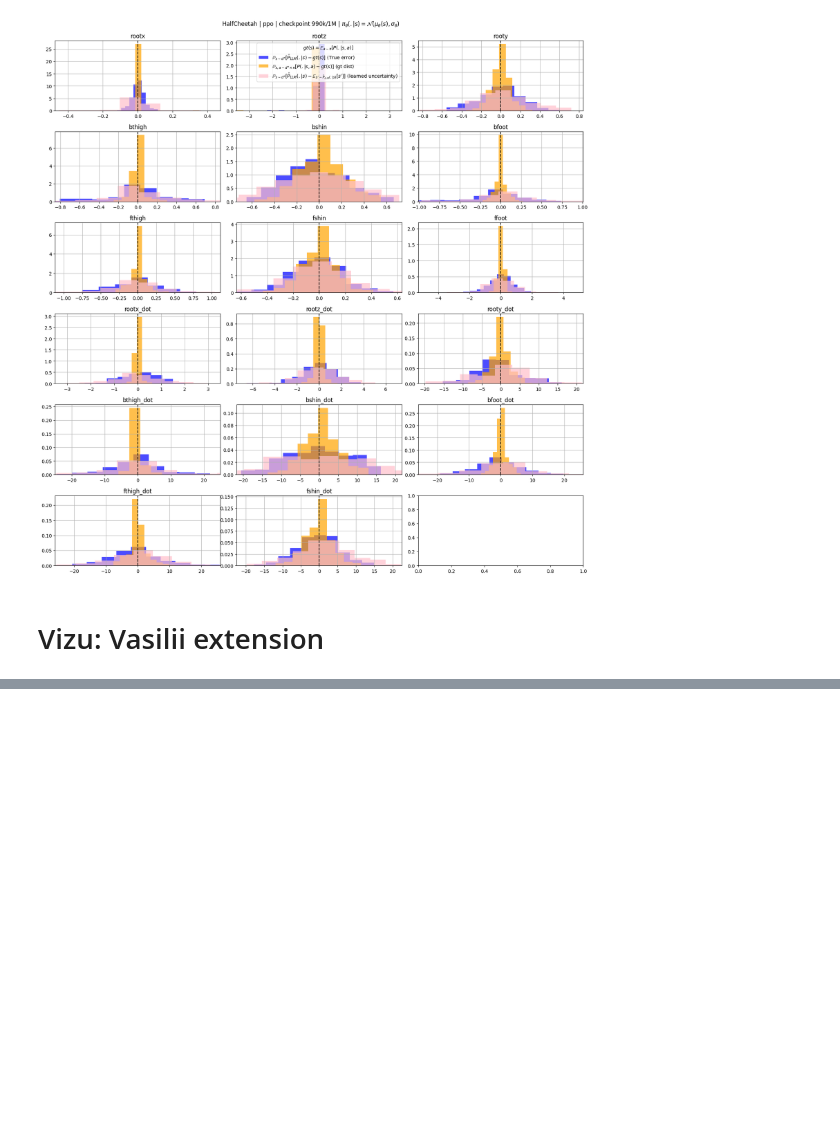
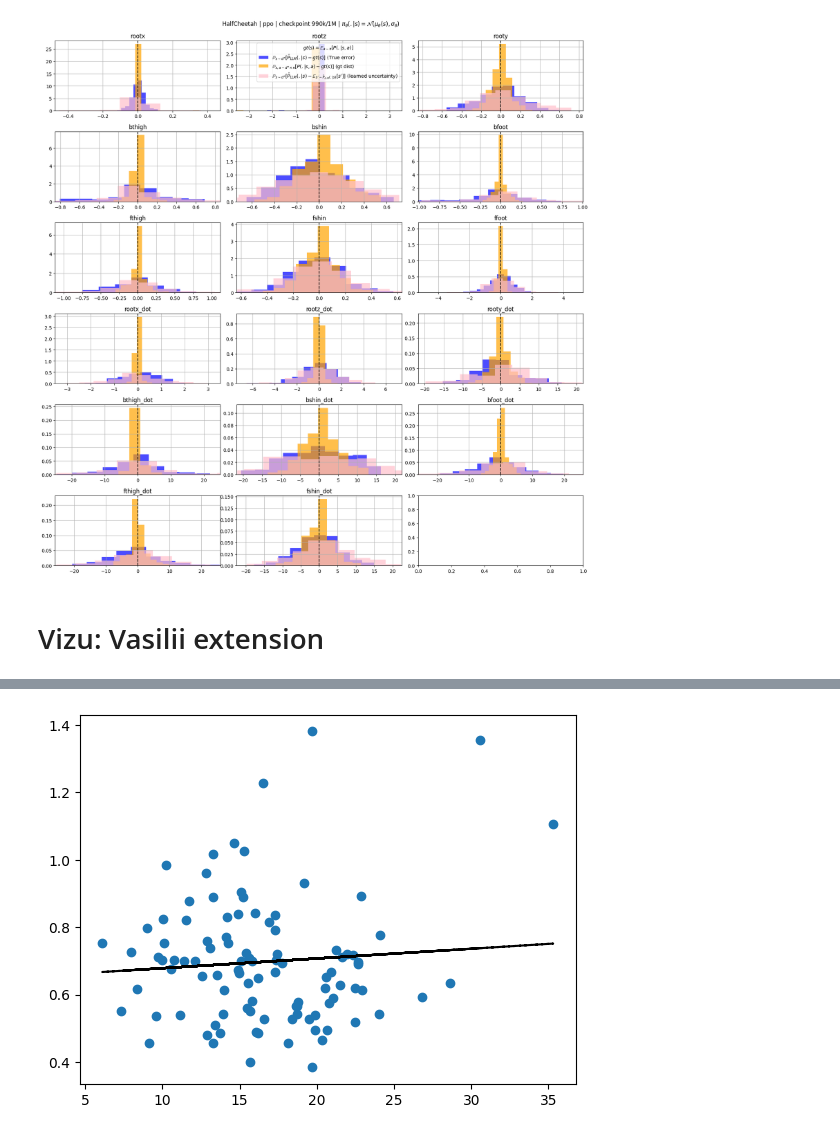
Before and after one commit to abenechehab/dicl, a Jupyter notebook: src/llmicl/notebooks/uncertainty_calibration.ipynb, the cells around one changed output, grey strips where cells are left out. Saved outputs shown, nothing was run; the diff lists cells and outputs as text; code cells hidden in the pictures; blank space fills up the shorter version.

```diff
--- a/src/llmicl/notebooks/uncertainty_calibration.ipynb
+++ b/src/llmicl/notebooks/uncertainty_calibration.ipynb
@@ -698,0 +805,91 @@ plt.show()
+# %%
+x = [14.16895893, 17.72118108, 19.90760116, 19.67490871,  8.97890511,
+       12.12720743, 17.26132628, 13.5442745 , 13.7550354 , 22.83774503,
+       30.54412159, 19.68889209, 35.30473981, 11.51849817, 10.74746987,
+       13.27398401, 15.80156688, 13.2526269 , 22.67867689, 22.68439841,
+        8.3679013 , 24.07872488,  7.94471541, 22.93583041, 15.52062893,
+       19.88130764, 21.50969279, 11.42368525, 14.97588428, 14.0076376 ,
+        9.72582934, 13.4125143 , 20.94330359, 17.27508727, 19.16708288,
+        6.10238234, 10.58462108, 14.91038961, 20.52936792, 28.59901977,
+       15.69965183, 14.23586942,  9.57203451, 22.44960966, 15.456284  ,
+        9.09759527, 18.11795496, 12.88257599, 16.55282091, 12.59326203,
+       12.85178877, 11.69105337,  7.3467821 , 16.01071842, 15.25110446,
+       16.5203786 , 16.87061697, 17.44585412, 16.0456713 , 15.65293585,
+       16.1952249 , 17.31655722, 16.21348564, 18.79400088, 18.3680536 ,
+       10.01395848, 15.5768894 , 19.50263555, 20.64570708, 18.71535775,
+       24.02379347, 15.08698052, 20.60109188, 10.12797782, 20.36351684,
+       13.90583943, 18.67687499, 18.72861624, 22.44497801, 21.65460905,
+       14.09991726, 22.32944761, 11.13302968, 14.91479536, 15.21706345,
+       10.24394881, 13.27949641, 14.61509574, 12.86511299, 21.25787913,
+       15.79811782, 21.94783814, 15.41301818,  9.98226547, 17.32432219,
+       15.06089881, 13.05683558, 26.78384058, 21.05281351, 20.77739715]
+y = [26.6734647 , 27.60538913, 26.69157766, 27.29086953, 27.21145691,
+       26.96350038, 27.41379268, 26.75612284, 26.59490047, 27.33579771,
+       27.41556612, 28.42069865, 27.33020832, 28.16367572, 27.50497513,
+       27.10387991, 27.00601738, 26.19004165, 25.45042386, 26.18470591,
+       26.04066661, 26.66871223, 25.99207849, 25.20821403, 25.91674893,
+       25.22808505, 25.69677902, 25.19917231, 25.58590798, 25.44341835,
+       25.64243345, 24.75188315, 24.29086518, 24.56465134, 24.88437545,
+       25.40842221, 24.97098533, 24.32556536, 24.4749814 , 24.42251138,
+       23.94473984, 24.68902881, 24.10604932, 24.35168048, 23.73580052,
+       23.45713111, 23.43750311, 22.96068259, 23.73646968, 23.45449538,
+       23.17298585, 23.63629368, 22.55705796, 22.70349185, 23.37021382,
+       23.50583068, 22.73595732, 22.41740459, 22.62356611, 22.92268011,
+       23.05305022, 22.49506224, 22.97149335, 23.23800033, 23.29423065,
+       22.7806223 , 22.24388962, 22.45804403, 21.82722066, 21.6178291 ,
+       21.84527942, 22.48596378, 22.75374646, 23.48656306, 22.30822948,
+       22.31461082, 21.9957696 , 22.26950561, 22.70742883, 23.025989  ,
+       23.32266026, 22.85878317, 23.51553051, 23.41744535, 23.02043236,
+       23.0845436 , 23.2447013 , 22.70327312, 22.52029227, 22.90191956,
+       22.86296631, 22.49411257, 22.10426074, 21.67195006, 21.75666485,
+       22.09915053, 22.08961018, 21.96857259, 21.87954589, 21.68281996]
+y0 = [0.8287987 , 0.69450795, 0.49421682, 0.38388118, 0.79870749,
+       0.69847278, 0.7928757 , 0.65755496, 0.48641287, 0.89183617,
+       1.35408558, 1.38051094, 1.10586974, 0.81997136, 0.70164008,
+       0.89095621, 0.58115176, 0.45670944, 0.68934672, 0.69533321,
+       0.61624348, 0.77621988, 0.72659959, 0.6143971 , 0.63441592,
+       0.54076034, 0.62920838, 0.70086195, 0.66424742, 0.61370781,
+       0.71172091, 0.50868603, 0.66675585, 0.83590664, 0.9300832 ,
+       0.75415313, 0.67545188, 0.67252927, 0.61935961, 0.63586403,
+       0.55203085, 0.75388387, 0.53658885, 0.51943769, 0.56152644,
+       0.45672436, 0.45528156, 0.48005362, 0.5274549 , 0.65619136,
+       0.95940751, 0.87785856, 0.55199476, 0.84254135, 1.0262038 ,
+       1.22707294, 0.81655133, 0.72189663, 0.48851517, 0.40150715,
+       0.48581692, 0.66768841, 0.64866305, 0.57731065, 0.52682213,
+       0.82464532, 0.70865934, 0.52775824, 0.49528196, 0.54207518,
+       0.54223272, 0.69994036, 0.65364527, 0.75433226, 0.46428055,
+       0.54131882, 0.56608887, 0.56637053, 0.62051151, 0.71268732,
+       0.76951714, 0.71858743, 0.54081082, 0.84025329, 0.89001281,
+       0.98399774, 1.01786657, 1.05020911, 0.76008705, 0.73125362,
+       0.69930775, 0.71983   , 0.72486379, 0.70263716, 0.70244948,
+       0.90300594, 0.737525  , 0.59380878, 0.59105534, 0.57507471]
+y1 = [1.39314907, 1.56464973, 1.38792016, 1.3846351 , 1.63073171,
+       1.49254802, 1.41917868, 1.61227807, 1.60509213, 1.3893745 ,
+       1.53184521, 1.43612107, 1.32653553, 1.59810894, 1.64872645,
+       1.42331665, 1.67316173, 1.35933535, 1.42090669, 1.50694322,
+       1.44868077, 1.47330595, 1.60352079, 1.4669624 , 1.37420044,
+       1.47996524, 1.55983271, 1.3454693 , 1.71932956, 1.72967091,
+       1.53642684, 1.45775544, 1.40367068, 1.48567522, 1.60620969,
+       1.72986633, 1.62211944, 1.57180285, 1.65507952, 1.66645752,
+       1.61127783, 1.67686126, 1.65605752, 1.56201092, 1.34587862,
+       1.66663574, 1.62135986, 1.46701118, 1.73621606, 1.60360019,
+       1.48012609, 1.76234897, 1.66520253, 1.46701454, 1.63655649,
+       1.64154516, 1.64130715, 1.51161411, 1.57120905, 1.67892105,
+       1.68122857, 1.62216689, 1.58751068, 1.52926259, 1.40389846,
+       1.35088665, 1.45003931, 1.64703745, 1.53056446, 1.45491625,
+       1.42301587, 1.42328541, 1.65670156, 1.64022484, 1.58723942,
+       1.48078368, 1.46627728, 1.63911594, 1.59025906, 1.52360616,
+       1.47799788, 1.6455786 , 1.70504327, 1.80773995, 1.69284509,
+       1.59862951, 1.69528666, 1.65010817, 1.71500318, 1.69130229,
+       1.60359823, 1.59190745, 1.53239369, 1.53663243, 1.57130954,
+       1.52183334, 1.52303189, 1.49657151, 1.52490518, 1.43119101]
+
+x = np.array(x)
+y = np.array(y0)
+
+results = sm.OLS(y,sm.add_constant(x)).fit()
+plt.plot(x, x * results.params[1] + results.params[0], 'k--')
+plt.scatter(x,y)
+plt.show()
+# %% [output]
+[figure, added]
```
Also changed, not shown: parts of 21 cells of this notebook, 4 other files.
